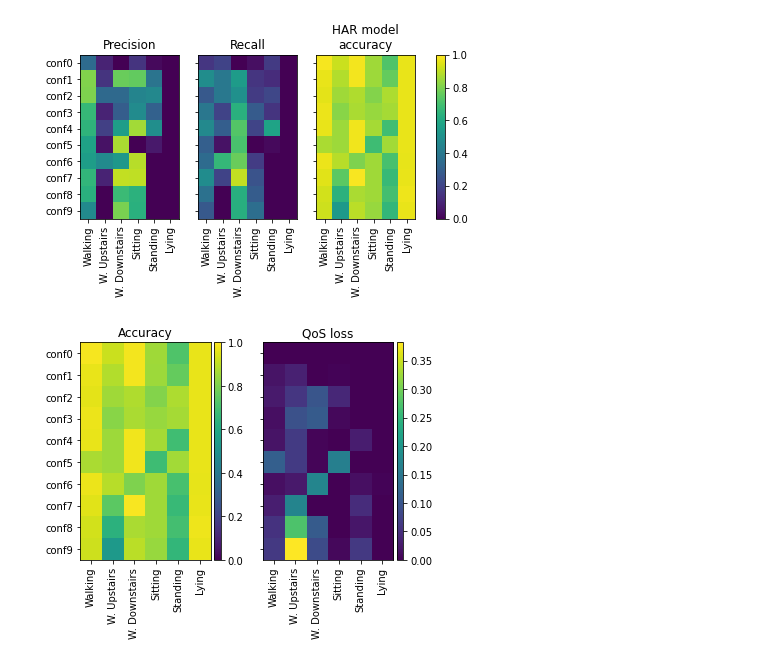
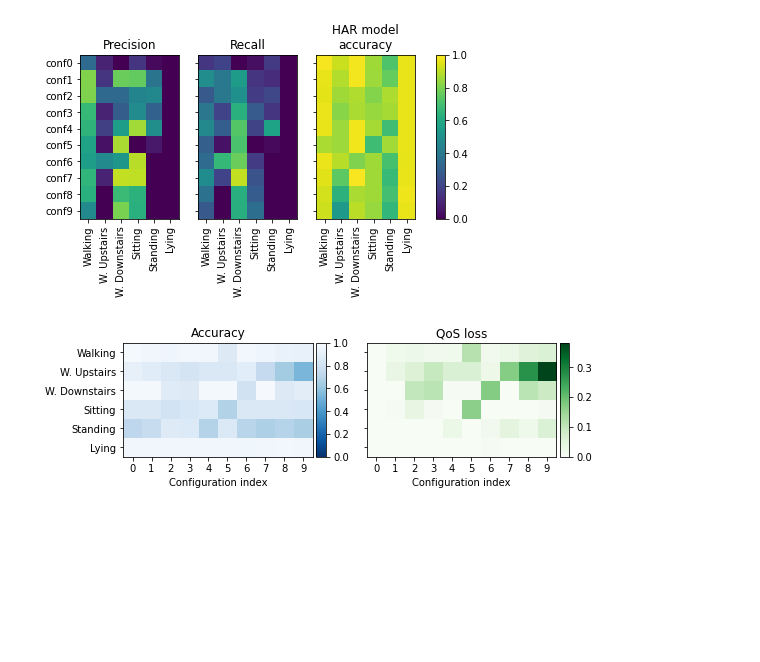
Before and after one commit to MatevzFa/hpvm-tuning-android, a Jupyter notebook: notebooks/roc-confidence-bayes.ipynb, the cells around one changed output. Drawn from its saved outputs; the diff is of its cells as text; code cells hidden in the pictures; blank space fills up the shorter version.

Commit message:
Update acc-qos grid

```diff
--- a/notebooks/roc-confidence-bayes.ipynb
+++ b/notebooks/roc-confidence-bayes.ipynb
@@ -248,62 +248,47 @@ def do():
 
     nlabels = len(df["true"].unique())
     nconfs = len(df["conf"].unique())
 
-
     accuracies = df.groupby(["conf", "true"]).agg({'correct': 'sum', 'pred': 'count'})
     accuracies["acc"] = accuracies["correct"] / accuracies["pred"]
 
-    feats = ["max", "max-max2"]
-    clz = "correct"
-
-    score_grid_acc = np.zeros((nconfs, nlabels))
-    score_grid_qos = np.zeros((nconfs, nlabels))
-
-    pos_label = 0
-    precision_scorer = make_scorer(precision_score, pos_label=pos_label, zero_division=0)
-    recall_scorer = make_scorer(recall_score, pos_label=pos_label, zero_division=0)
+    score_grid_acc = np.zeros((nlabels, nconfs))
+    score_grid_qos = np.zeros((nlabels, nconfs))
 
     for i, (conf, grpc) in enumerate(df.groupby(["conf"])):
-        for j, (label, grp) in enumerate(grpc.groupby(["pred"])):
-
-            X, y = grp.loc[:, feats], grp.loc[:, clz]
-
+        for j, (label, grp) in enumerate(grpc.groupby(["true"])):
             acc = accuracies.loc[conf].loc[label].acc
 
-            score_grid_acc[i, j] = acc
-            score_grid_qos[i, j] = max(accuracies.loc["conf0"].loc[label].acc - acc,0)
+            score_grid_acc[j, i] = acc
+            score_grid_qos[j, i] = max(accuracies.loc["conf0"].loc[label].acc - acc, 0)
 
-
-    def do_imshow(ax, arr: np.array, *args, **kwargs):
-        plt.imshow(arr, vmin=0, vmax=1, *args, **kwargs)
-
-
-    fig, axs = plt.subplots(1, 2, sharey=True)
+    fig, axs = plt.subplots(1, 2, figsize=(8,4),sharey=True)
 
     plt.setp(axs,
-            xticks=np.arange(nlabels), xticklabels=[l.replace("\n", " ") for l in labels],
-            yticks=np.arange(nconfs), yticklabels=df["conf"].unique())
+             yticks=np.arange(nlabels), yticklabels=[l.replace("\n", " ") for l in labels],
+             xticks=np.arange(nconfs), xticklabels=np.arange(nconfs))
 
-    for ax in axs:
-        plt.setp(ax.get_xticklabels(), rotation='vertical')
-
-    cmap = None
+    # for ax in axs:
+    #     plt.setp(ax.get_xticklabels(), rotation='vertical')
 
     axs[0].set_title("Accuracy")
-    im0 = axs[0].imshow(score_grid_acc, vmin=0, vmax=1, cmap=cmap)
+    axs[0].set_xlabel("Configuration index")
+    im0 = axs[0].imshow(score_grid_acc, vmin=0, vmax=1, cmap="Blues_r")
     divider0 = make_axes_locatable(axs[0])
     cax0 = divider0.append_axes("right", size="5%", pad=0.05)
     fig.colorbar(im0, cax=cax0)
 
-
     axs[1].set_title("QoS loss")
-    im1 = axs[1].imshow(score_grid_qos, cmap=cmap)
+    axs[1].set_xlabel("Configuration index")
+    im1 = axs[1].imshow(score_grid_qos, cmap="Greens")
     divider1 = make_axes_locatable(axs[1])
     cax1 = divider1.append_axes("right", size="5%", pad=0.05)
     fig.colorbar(im1, cax=cax1)
 
     plt.savefig("grid-accuracy-and-qos.pdf", bbox_inches='tight')
     plt.show()
+
+
 do()
 # %% [output]
-[figure, old version]
+[figure, new version]
```
Also changed, not shown: 3 other files.
